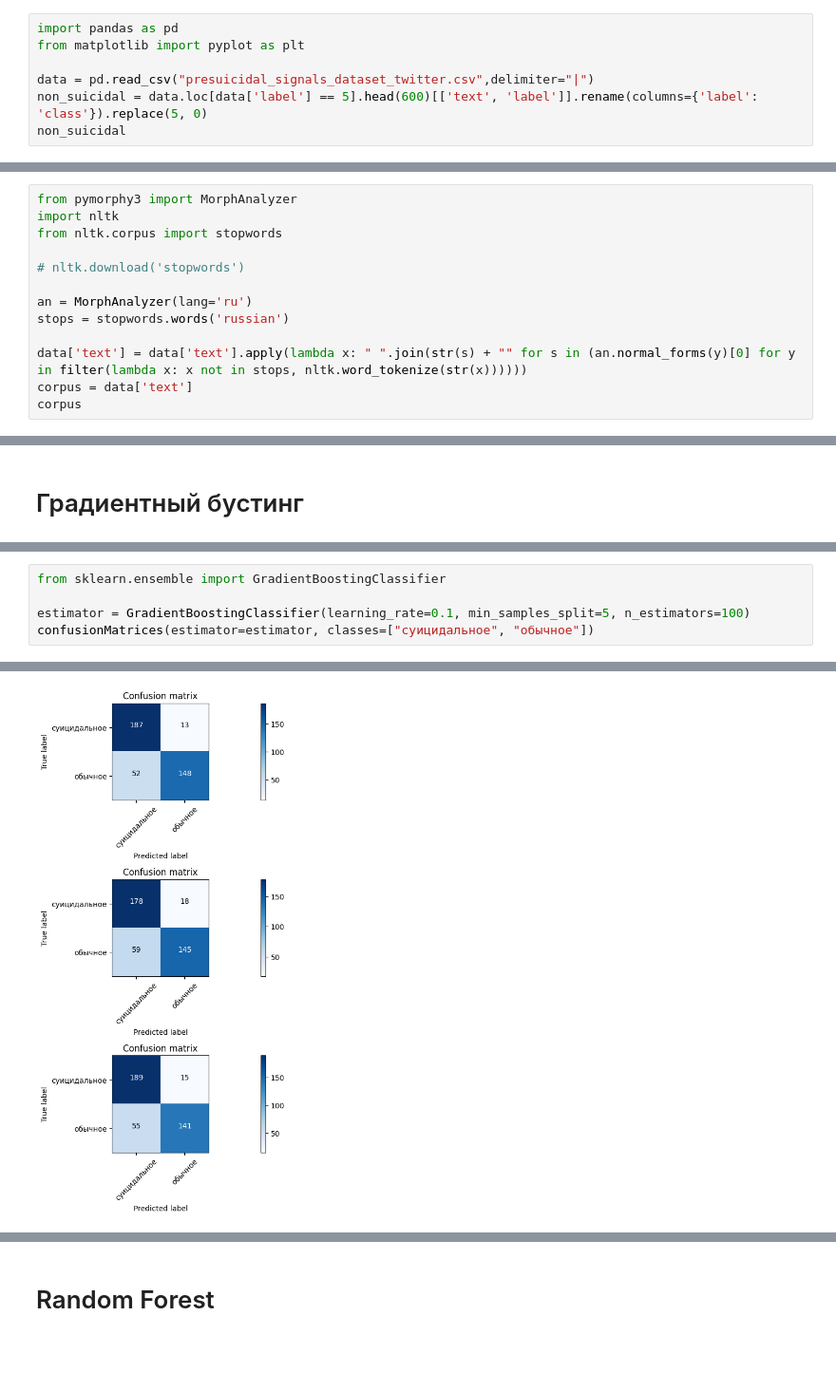
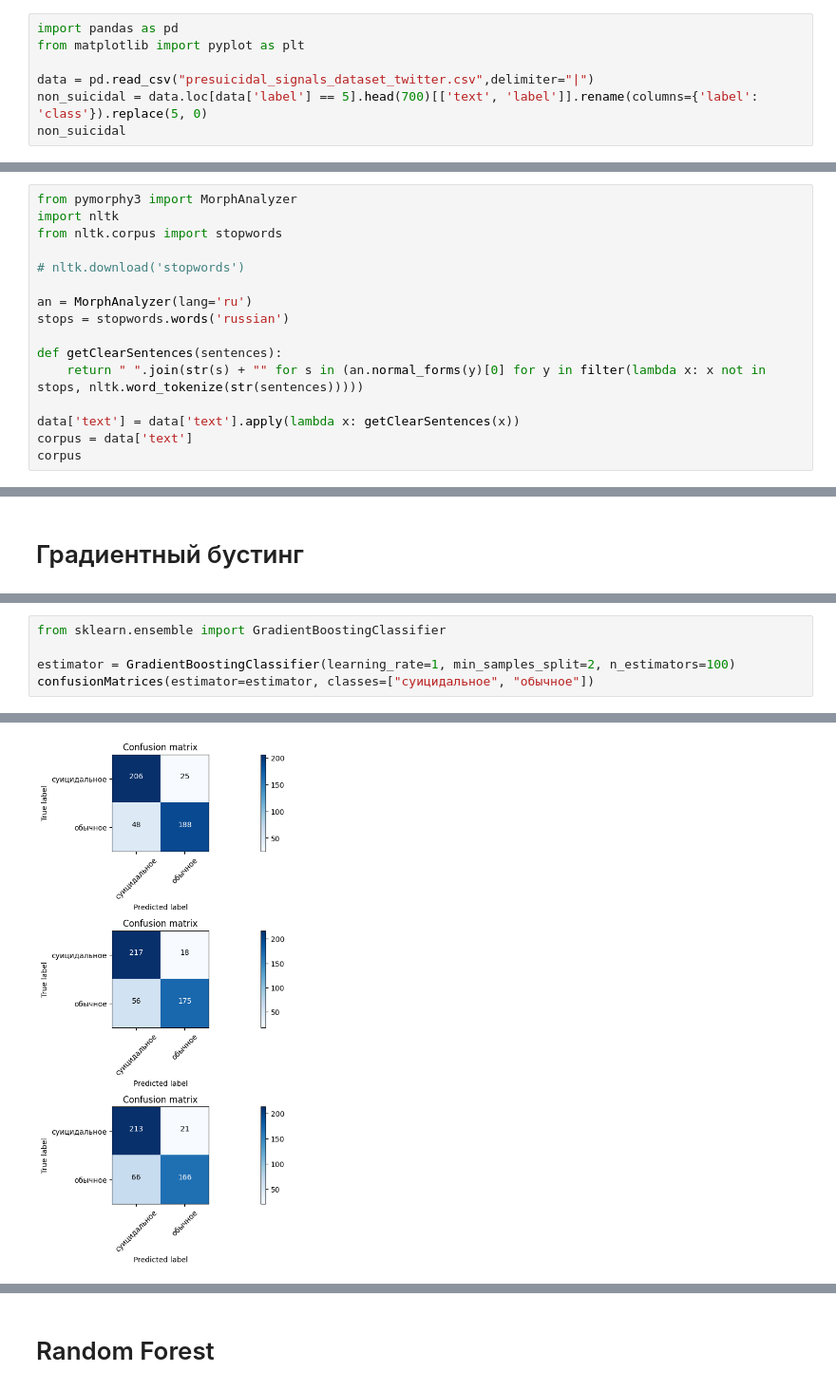
Before and after one commit to TheSawIsTheLaw/iWannaKillMyself, a Jupyter notebook: dataset/checkchekCBM.ipynb, the cells around one changed output, grey strips where cells are left out. Shown: that part at 95% size. Saved outputs shown, nothing was run; the diff lists cells and outputs as text; blank space fills up the shorter version.

```diff
--- a/dataset/checkchekCBM.ipynb
+++ b/dataset/checkchekCBM.ipynb
@@ -3,7 +3,7 @@ import pandas as pd
 from matplotlib import pyplot as plt
 
 data = pd.read_csv("presuicidal_signals_dataset_twitter.csv",delimiter="|")
-non_suicidal = data.loc[data['label'] == 5].head(600)[['text', 'label']].rename(columns={'label': 'class'}).replace(5, 0)
+non_suicidal = data.loc[data['label'] == 5].head(700)[['text', 'label']].rename(columns={'label': 'class'}).replace(5, 0)
 non_suicidal
 # %% [output]
 |  | text | class |
@@ -168,7 +168,10 @@ from nltk.corpus import stopwords
 an = MorphAnalyzer(lang='ru')
 stops = stopwords.words('russian')
 
-data['text'] = data['text'].apply(lambda x: " ".join(str(s) + "" for s in (an.normal_forms(y)[0] for y in filter(lambda x: x not in stops, nltk.word_tokenize(str(x))))))
+def getClearSentences(sentences):
+    return " ".join(str(s) + "" for s in (an.normal_forms(y)[0] for y in filter(lambda x: x not in stops, nltk.word_tokenize(str(sentences)))))
+
+data['text'] = data['text'].apply(lambda x: getClearSentences(x))
 corpus = data['text']
 corpus
 # %% [output]
@@ -242,7 +245,7 @@ gridSearch(estimator, paramGrid={'n_estimators': [10, 20, 30, 100], 'learning_ra
 # %%
 from sklearn.ensemble import GradientBoostingClassifier
 
-estimator = GradientBoostingClassifier(learning_rate=0.1, min_samples_split=5, n_estimators=100)
+estimator = GradientBoostingClassifier(learning_rate=1, min_samples_split=2, n_estimators=100)
 confusionMatrices(estimator=estimator, classes=["суицидальное", "обычное"])
 # %% [output]
 Confusion matrix, without normalization
@@ -257,4 +260,4 @@ Confusion matrix, without normalization
-[figure, old version]
+[figure, new version]
 # %%
 crossScores(estimator)
 # %% [output]
```
Also changed, not shown: parts of 10 cells of this notebook, 2 other files.
